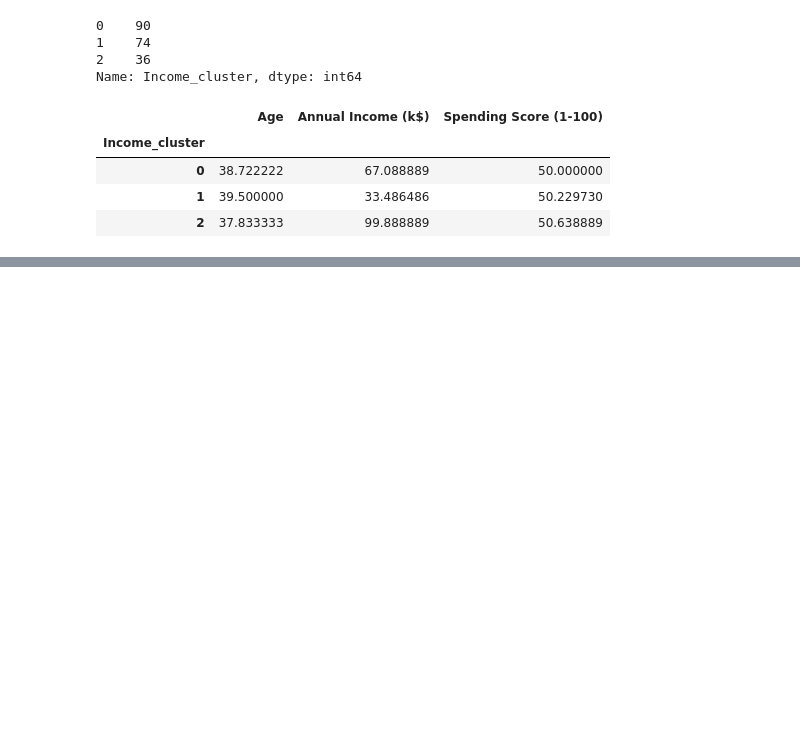
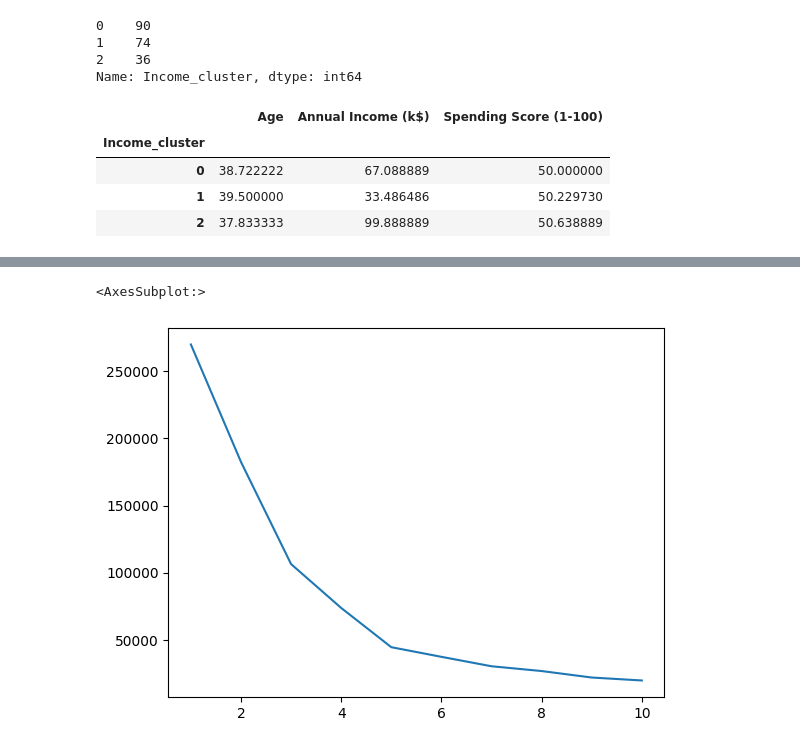
Before and after one commit to ChibuikeOnuba/Customer-segmentation---Clustering-with-KMeans, a Jupyter notebook: customer.ipynb, the cells around one changed output, grey strips where cells are left out. Drawn from its saved outputs; the diff is of its cells as text; code cells hidden in the pictures; blank space fills up the shorter version.

```diff
--- a/customer.ipynb
+++ b/customer.ipynb
@@ -288,0 +297,6 @@ data.groupby('Income_cluster')['Gender', 'Age', 'Annual Income (k$)',
+# %%
+cluster = KMeans()
+cluster.fit(data[['Annual Income (k$)',
+       'Spending Score (1-100)']])
+
+cluster.labels_
@@ -288,0 +314,14 @@ data.groupby('Income_cluster')['Gender', 'Age', 'Annual Income (k$)',
+# %%
+income_spending_cluster = []
+
+for i in range(1,11):
+    cluster = KMeans(n_clusters=i)
+    cluster.fit(data[['Annual Income (k$)',
+       'Spending Score (1-100)']])
+
+    income_spending_cluster.append(cluster.inertia_)
+# %%
+sns.lineplot(x=range(1,11), y=income_spending_cluster)
+# %% [output]
+<AxesSubplot:>
+[figure, added]
```
Also changed, not shown: parts of 8 cells of this notebook.
